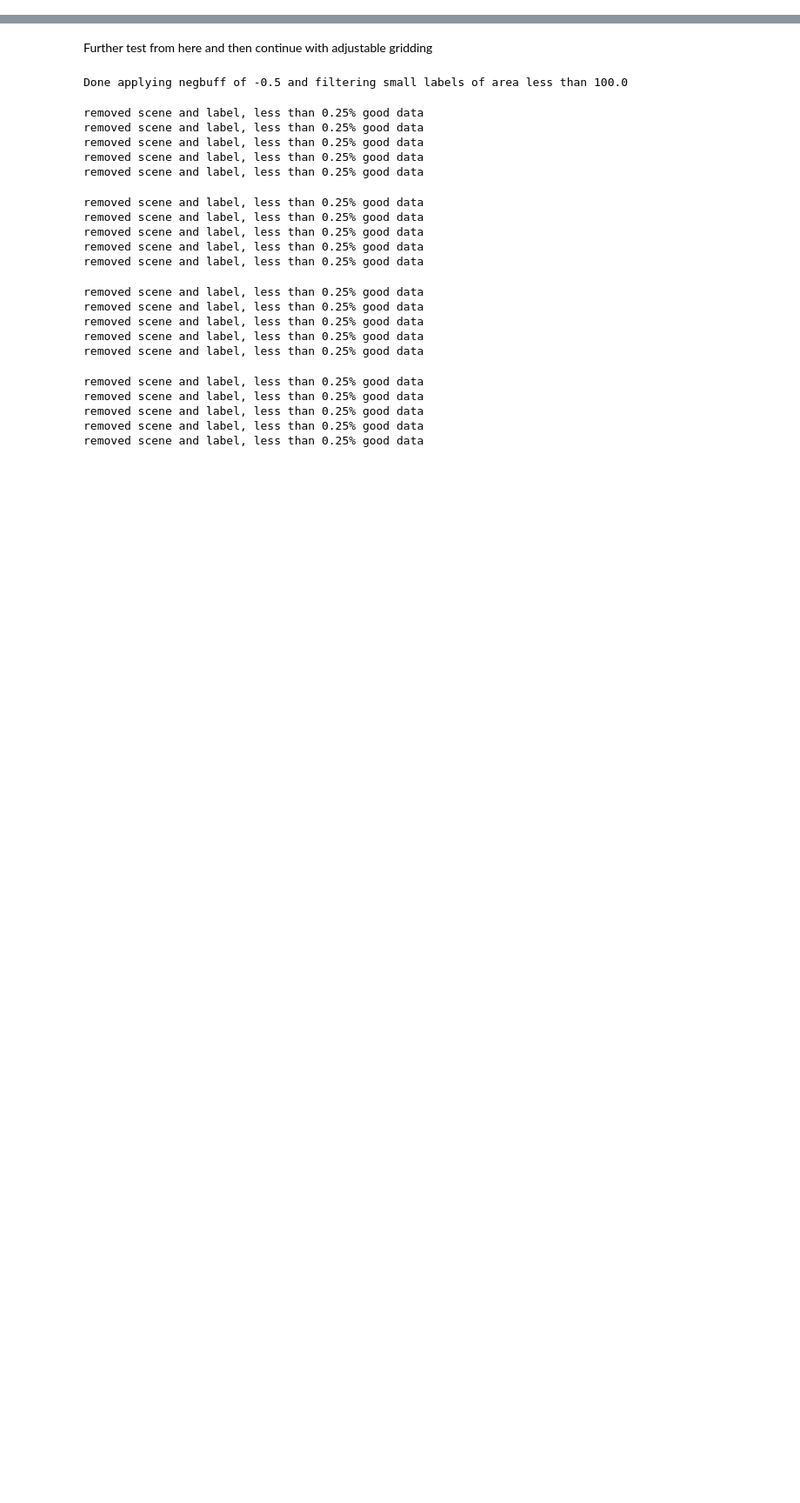
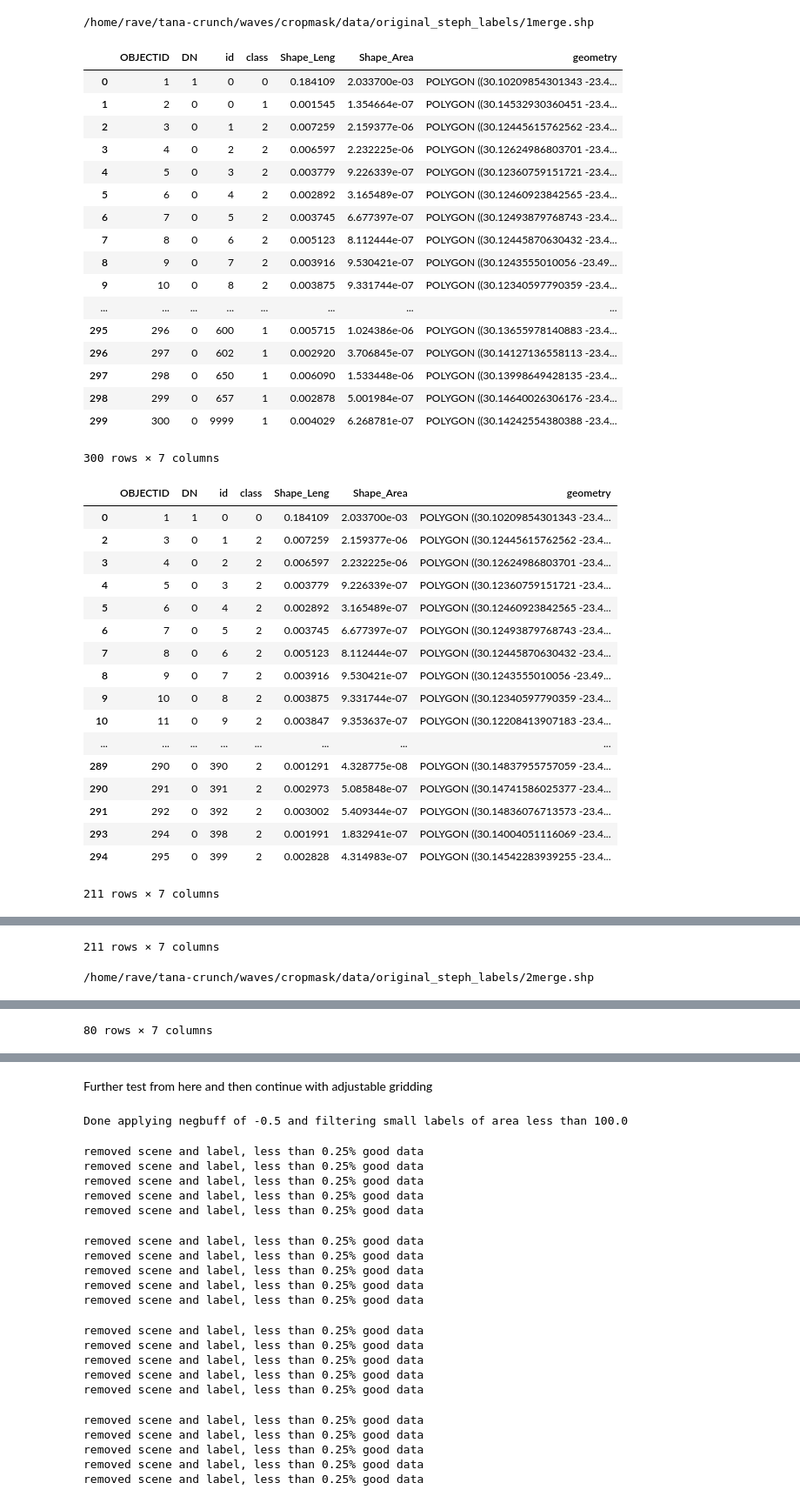
Before and after one commit to rbavery/CropMask_RCNN, a Jupyter notebook: notebooks/crops/refactor_pp_test.ipynb, the cells around one changed output, grey strips where cells are left out. Shown at 87% size. Drawn from its saved outputs; the diff is of its cells as text; code cells hidden in the pictures; blank space fills up the shorter version.

```diff
--- a/notebooks/crops/refactor_pp_test.ipynb
+++ b/notebooks/crops/refactor_pp_test.ipynb
@@ -74,0 +171,40 @@ os.chdir(dirs[1])
+# %%
+negative_buffer_and_small_filter(params)
+# %% [output]
+/home/rave/tana-crunch/waves/cropmask/data/original_steph_labels/1merge.shp
+|  | OBJECTID | DN | id | class | Shape_Leng | Shape_Area | geometry |
+| 0 | 1 | 1 | 0 | 0 | 0.184109 | 2.033700e-03 | POLYGON ((30.10209854301343 -23.4... |
+| 1 | 2 | 0 | 0 | 1 | 0.001545 | 1.354664e-07 | POLYGON ((30.14532930360451 -23.4... |
+| 2 | 3 | 0 | 1 | 2 | 0.007259 | 2.159377e-06 | POLYGON ((30.12445615762562 -23.4... |
+| 3 | 4 | 0 | 2 | 2 | 0.006597 | 2.232225e-06 | POLYGON ((30.12624986803701 -23.4... |
+| 4 | 5 | 0 | 3 | 2 | 0.003779 | 9.226339e-07 | POLYGON ((30.12360759151721 -23.4... |
+| 5 | 6 | 0 | 4 | 2 | 0.002892 | 3.165489e-07 | POLYGON ((30.12460923842565 -23.4... |
+| 6 | 7 | 0 | 5 | 2 | 0.003745 | 6.677397e-07 | POLYGON ((30.12493879768743 -23.4... |
+| 7 | 8 | 0 | 6 | 2 | 0.005123 | 8.112444e-07 | POLYGON ((30.12445870630432 -23.4... |
+| 8 | 9 | 0 | 7 | 2 | 0.003916 | 9.530421e-07 | POLYGON ((30.1243555010056 -23.49... |
+| 9 | 10 | 0 | 8 | 2 | 0.003875 | 9.331744e-07 | POLYGON ((30.12340597790359 -23.4... |
+| ... | ... | ... | ... | ... | ... | ... | ... |
+| 295 | 296 | 0 | 600 | 1 | 0.005715 | 1.024386e-06 | POLYGON ((30.13655978140883 -23.4... |
+| 296 | 297 | 0 | 602 | 1 | 0.002920 | 3.706845e-07 | POLYGON ((30.14127136558113 -23.4... |
+| 297 | 298 | 0 | 650 | 1 | 0.006090 | 1.533448e-06 | POLYGON ((30.13998649428135 -23.4... |
+| 298 | 299 | 0 | 657 | 1 | 0.002878 | 5.001984e-07 | POLYGON ((30.14640026306176 -23.4... |
+| 299 | 300 | 0 | 9999 | 1 | 0.004029 | 6.268781e-07 | POLYGON ((30.14242554380388 -23.4... |
+300 rows × 7 columns
+|  | OBJECTID | DN | id | class | Shape_Leng | Shape_Area | geometry |
+| 0 | 1 | 1 | 0 | 0 | 0.184109 | 2.033700e-03 | POLYGON ((30.10209854301343 -23.4... |
+| 2 | 3 | 0 | 1 | 2 | 0.007259 | 2.159377e-06 | POLYGON ((30.12445615762562 -23.4... |
+| 3 | 4 | 0 | 2 | 2 | 0.006597 | 2.232225e-06 | POLYGON ((30.12624986803701 -23.4... |
+| 4 | 5 | 0 | 3 | 2 | 0.003779 | 9.226339e-07 | POLYGON ((30.12360759151721 -23.4... |
+| 5 | 6 | 0 | 4 | 2 | 0.002892 | 3.165489e-07 | POLYGON ((30.12460923842565 -23.4... |
+| 6 | 7 | 0 | 5 | 2 | 0.003745 | 6.677397e-07 | POLYGON ((30.12493879768743 -23.4... |
+| 7 | 8 | 0 | 6 | 2 | 0.005123 | 8.112444e-07 | POLYGON ((30.12445870630432 -23.4... |
+| 8 | 9 | 0 | 7 | 2 | 0.003916 | 9.530421e-07 | POLYGON ((30.1243555010056 -23.49... |
+| 9 | 10 | 0 | 8 | 2 | 0.003875 | 9.331744e-07 | POLYGON ((30.12340597790359 -23.4... |
+| 10 | 11 | 0 | 9 | 2 | 0.003847 | 9.353637e-07 | POLYGON ((30.12208413907183 -23.4... |
+| ... | ... | ... | ... | ... | ... | ... | ... |
+| 289 | 290 | 0 | 390 | 2 | 0.001291 | 4.328775e-08 | POLYGON ((30.14837955757059 -23.4... |
+| 290 | 291 | 0 | 391 | 2 | 0.002973 | 5.085848e-07 | POLYGON ((30.14741586025377 -23.4... |
+| 291 | 292 | 0 | 392 | 2 | 0.003002 | 5.409344e-07 | POLYGON ((30.14836076713573 -23.4... |
+| 293 | 294 | 0 | 398 | 2 | 0.001991 | 1.832941e-07 | POLYGON ((30.14004051116069 -23.4... |
+| 294 | 295 | 0 | 399 | 2 | 0.002828 | 4.314983e-07 | POLYGON ((30.14542283939255 -23.4... |
+211 rows × 7 columns
@@ -74,0 +228,2 @@ os.chdir(dirs[1])
+211 rows × 7 columns
+/home/rave/tana-crunch/waves/cropmask/data/original_steph_labels/2merge.shp
@@ -74,0 +247 @@ os.chdir(dirs[1])
+80 rows × 7 columns
```
Also changed, not shown: parts of 5 cells of this notebook, 4 other files.
